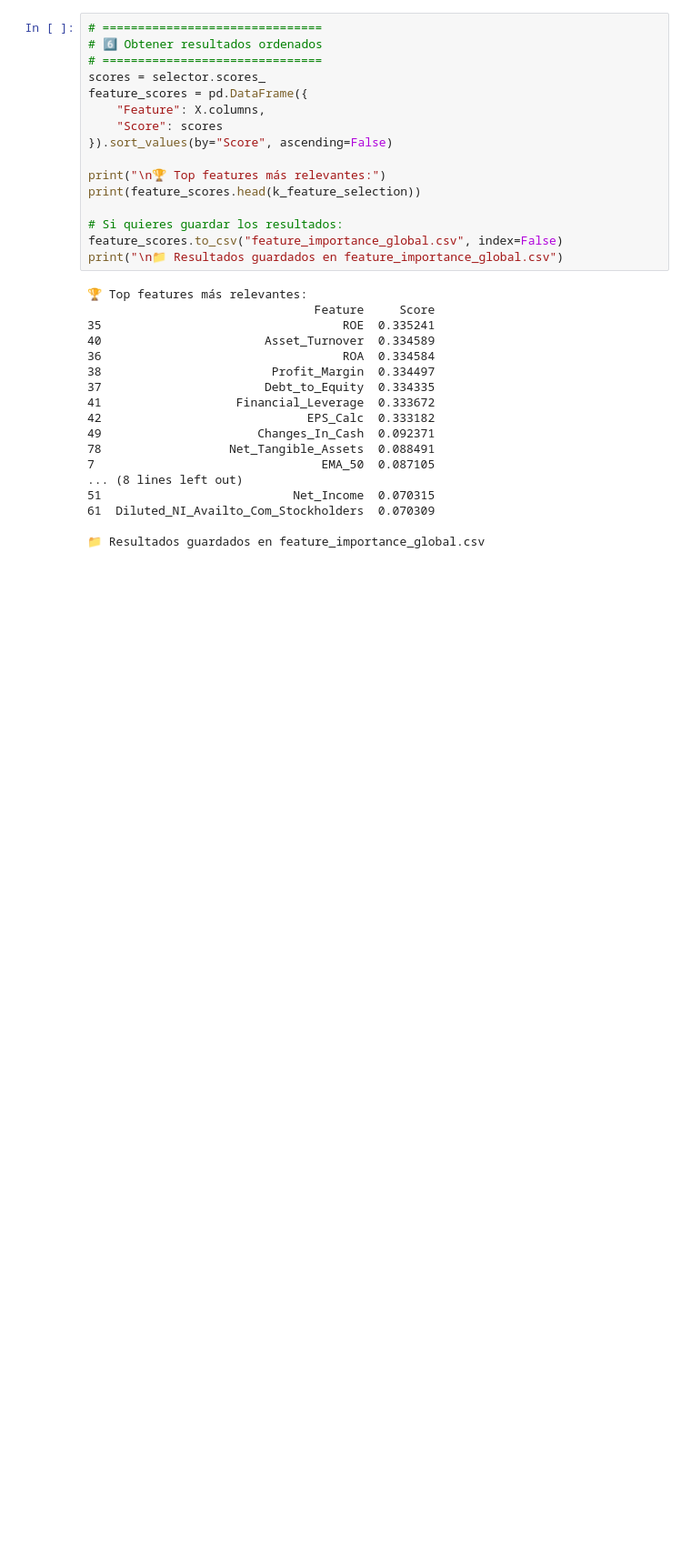
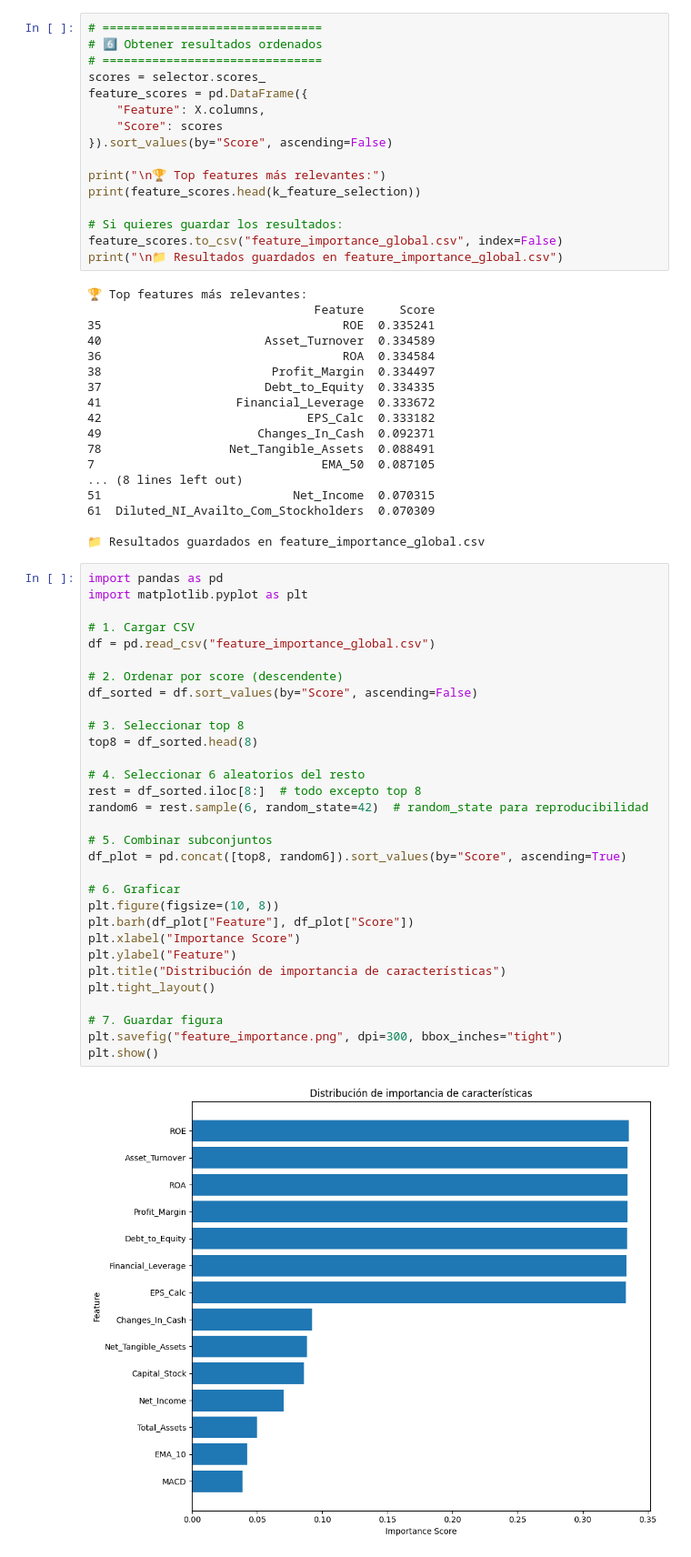
Before and after one commit to Alexis-Carrera/Proyecto_Grado_MMIA_cohorte_3_Alexis_Carrera, a Jupyter notebook: feature_selection.ipynb, the cells around one changed output. Shown at 91% size. Cells and saved outputs as stored; diff of their text form; blank space fills up the shorter version.

```diff
--- a/feature_selection.ipynb
+++ b/feature_selection.ipynb
@@ -91,3 +91,36 @@ print("\n📁 Resultados guardados en feature_importance_global.csv")
 61  Diluted_NI_Availto_Com_Stockholders  0.070309
 
 📁 Resultados guardados en feature_importance_global.csv
+# %%
+import pandas as pd
+import matplotlib.pyplot as plt
+
+# 1. Cargar CSV
+df = pd.read_csv("feature_importance_global.csv")
+
+# 2. Ordenar por score (descendente)
+df_sorted = df.sort_values(by="Score", ascending=False)
+
+# 3. Seleccionar top 8
+top8 = df_sorted.head(8)
+
+# 4. Seleccionar 6 aleatorios del resto
+rest = df_sorted.iloc[8:]  # todo excepto top 8
+random6 = rest.sample(6, random_state=42)  # random_state para reproducibilidad
+
+# 5. Combinar subconjuntos
+df_plot = pd.concat([top8, random6]).sort_values(by="Score", ascending=True)
+
+# 6. Graficar
+plt.figure(figsize=(10, 8))
+plt.barh(df_plot["Feature"], df_plot["Score"])
+plt.xlabel("Importance Score")
+plt.ylabel("Feature")
+plt.title("Distribución de importancia de características")
+plt.tight_layout()
+
+# 7. Guardar figura
+plt.savefig("feature_importance.png", dpi=300, bbox_inches="tight")
+plt.show()
+# %% [output]
+[figure, added]
```
Also changed, not shown: parts of 1 cell of this notebook, 6 other files.
